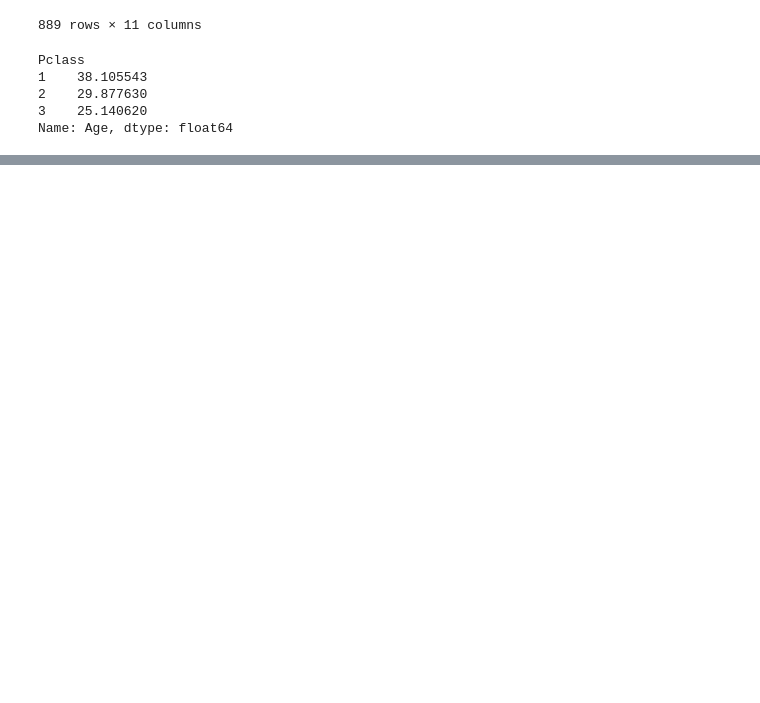
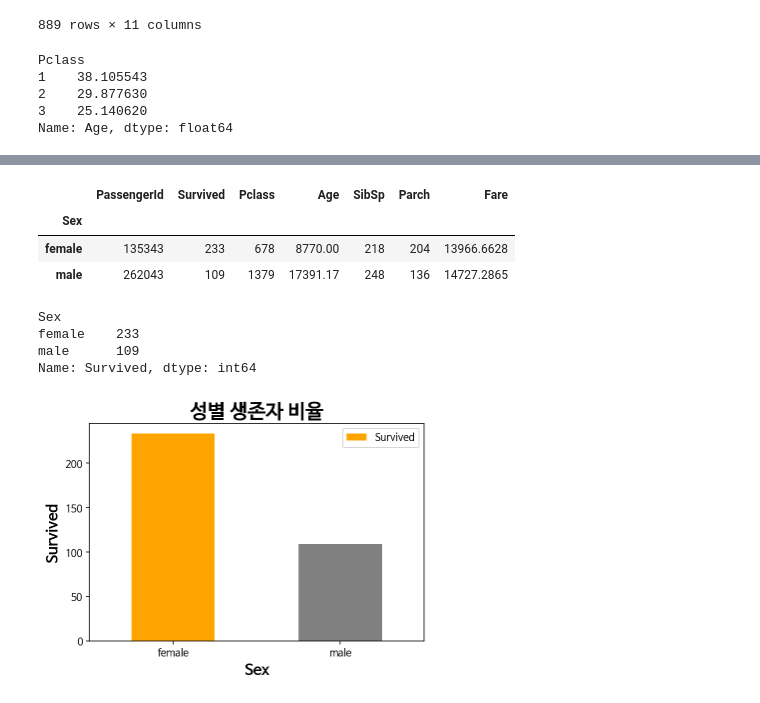
Before and after one commit to heoni00/2021-Study-BigLeader_AI, a Jupyter notebook: 0630_prob.ipynb, the cells around one changed output, grey strips where cells are left out. Cells and saved outputs as stored; diff of their text form; code cells hidden in the pictures; blank space fills up the shorter version.

```diff
--- a/0630_prob.ipynb
+++ b/0630_prob.ipynb
@@ -595,0 +742,7 @@ Name: Age, dtype: float64
+# %%
+#결측치 평균값으로 처리
+df['Age'].fillna(df['Age'].median(), inplace = True)
+
+
+#결측치 최빈값으로 처리
+df['Embarked'].fillna(df['Embarked'].mode()[0], inplace=True)
@@ -595,0 +804,19 @@ Name: Age, dtype: float64
+# %%
+# 패키지다운 (글꼴, np, sns, plt)
+!sudo apt-get install -y fonts-nanum
+!sudo fc-cache -fv
+!rm ~/.cache/matplotlib -rf
+!pip3 install numpy
+!pip3 install pandas
+import pandas as pd
+import numpy as np
+import io
+import seaborn as sns
+import matplotlib.pyplot as plt
+import matplotlib as mpl
+import warnings
+plt.rc('font', family='NanumBarunGothic')
+mpl.rc('axes', unicode_minus=False)
+warnings.filterwarnings("ignore")
+%matplotlib inline
+%config InlineBackend.figure_format='retina'
@@ -595,0 +846,31 @@ Name: Age, dtype: float64
+# %%
+#성별에 대해서 해보기 위해
+df_sex = df.groupby('Sex').sum()
+
+df_sex
+# %% [output]
+|  | PassengerId | Survived | Pclass | Age | SibSp | Parch | Fare |
+| Sex |  |  |  |  |  |  |  |
+| female | 135343 | 233 | 678 | 8770.00 | 218 | 204 | 13966.6628 |
+| male | 262043 | 109 | 1379 | 17391.17 | 248 | 136 | 14727.2865 |
+# %%
+df_sex2 = df.groupby('Sex').Survived.sum()
+
+df_sex2
+# %% [output]
+Sex
+female    233
+male      109
+Name: Survived, dtype: int64
+# %%
+colors = ['orange', 'grey']
+
+df_sex.plot.bar(y = 'Survived', color = colors)
+plt.title('성별 생존자 비율', fontsize=20, weight='bold')
+plt.xlabel('Sex', fontsize = 15, weight = 'bold')
+plt.ylabel('Survived', fontsize = 15, weight='bold')
+plt.xticks(rotation=0) #x축 라벨을 회전하는 코드
+
+plt.show()
+# %% [output]
+[figure, added]
```
Also changed, not shown: parts of 20 cells of this notebook.
